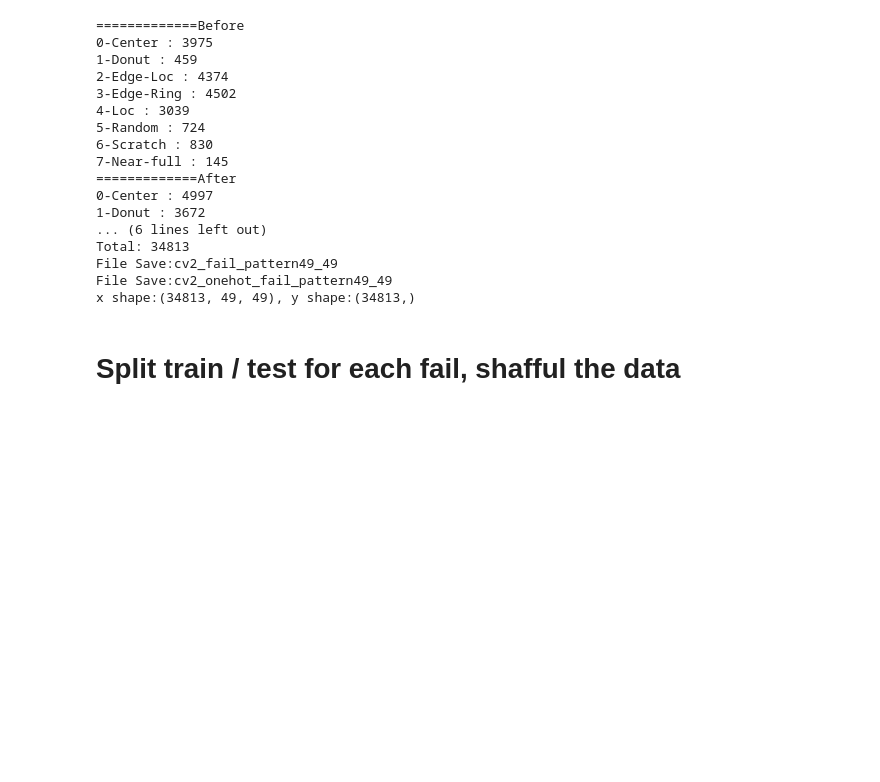
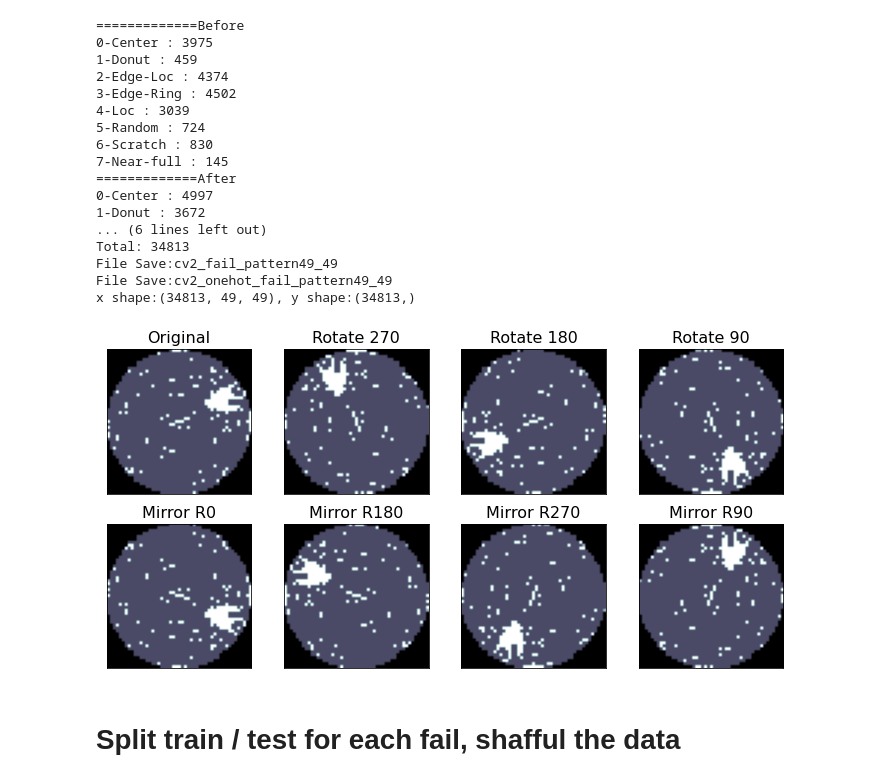
Before and after one commit to LiosonLiu/NCHU, a Jupyter notebook: wm-autoencoder-preparing.ipynb, the cells around one changed output. Drawn from its saved outputs; the diff is of its cells as text; code cells hidden in the pictures; blank space fills up the shorter version.

```diff
--- a/wm-autoencoder-preparing.ipynb
+++ b/wm-autoencoder-preparing.ipynb
@@ -535,6 +540,104 @@ Total: 34813
 File Save:cv2_fail_pattern49_49
 File Save:cv2_onehot_fail_pattern49_49
 x shape:(34813, 49, 49), y shape:(34813,)
+# %%
+import cv2 as cv
+#=============
+def DeOnehotX(gen_x):
+    x = np.zeros((len(gen_x),waferSizeX , waferSizeY))
+    for w in range(len(gen_x)):
+        for i in range(waferSizeX):
+            x[w, i]=gen_x[w][i].argmax(1)
+    return x
+def add_gooddie(gen_x):
+    gen_x=gen_x.astype('int')
+    for w in range(len(gen_x)):
+        for i in range(waferSizeX):
+            for j in range(waferSizeY):
+                gen_x[w][i][j]=gen_x[w][i][j]|goodWafer[i][j]
+    return gen_x
+def rotate_img(img,angle):
+    height = img.shape[0] # 定義圖片的高度
+    width = img.shape[1] # 定義圖片的寬度
+    center = (int(waferSizeX/2), int(waferSizeY/2)) # 定義圖片的中心
+    scale = 1.0 # 指定縮放比例
+    # 旋轉
+    trans = cv.getRotationMatrix2D(center, angle, scale)
+    image = cv.warpAffine(img, trans, (width, height))
+    image=np.ceil(image)
+    return image
+def flip_img(img,flip):
+    image=cv.flip(img,flip)
+    image=np.ceil(image)
+    return image
+def cv2_batchgena(count,gx,gy):
+    batch_count=0
+    x_result = np.zeros((1, waferSizeX, waferSizeY, 3))
+    y_result = np.zeros((1,))
+
+    for i in range (int(count//7)):
+    #generate 11 pics a time
+    #1.Mirrow Left 2.Mirrow Up 3,Rotate90 4.Mirrow Left
+        a1=rotate_img(gx[i],90) #rotate90
+        a2=rotate_img(gx[i],180) #rotate90
+        a3=rotate_img(gx[i],270) #rotate90
+        a4=flip_img(gx[i],0) #flip left
+        a5=flip_img(gx[i],1) #flip up
+        a6=flip_img(a1,0)
+        a7=flip_img(a1,1)
+        x_result = np.concatenate((x_result, a1.reshape(-1,waferSizeX,waferSizeY,3)), axis=0)
+        y_result = np.concatenate((y_result, gy[i].reshape(-1,)), axis=0)
+        x_result = np.concatenate((x_result, a2.reshape(-1,waferSizeX,waferSizeY,3)), axis=0)
+        y_result = np.concatenate((y_result, gy[i].reshape(-1,)), axis=0)
+        x_result = np.concatenate((x_result, a3.reshape(-1,waferSizeX,waferSizeY,3)), axis=0)
+        y_result = np.concatenate((y_result, gy[i].reshape(-1,)), axis=0)
+        x_result = np.concatenate((x_result, a4.reshape(-1,waferSizeX,waferSizeY,3)), axis=0)
+        y_result = np.concatenate((y_result, gy[i].reshape(-1,)), axis=0)
+        x_result = np.concatenate((x_result, a5.reshape(-1,waferSizeX,waferSizeY,3)), axis=0)
+        y_result = np.concatenate((y_result, gy[i].reshape(-1,)), axis=0)
+        x_result = np.concatenate((x_result, a6.reshape(-1,waferSizeX,waferSizeY,3)), axis=0)
+        y_result = np.concatenate((y_result, gy[i].reshape(-1,)), axis=0)
+        x_result = np.concatenate((x_result, a7.reshape(-1,waferSizeX,waferSizeY,3)), axis=0)
+        y_result = np.concatenate((y_result, gy[i].reshape(-1,)), axis=0)
+    return x_result[1:],y_result[1:]
+
+x,y=loadfile('cv2_onehot_fail_pattern%s_%s'%(waferSizeX,waferSizeY))
+xa=x[:1]
+ya=y[:1]
+nx,ny=cv2_batchgena(7,xa,ya)
+
+xa=x[:1]
+#=============
+def DeOnehotX(gen_x):
+    x = np.zeros((len(gen_x),waferSizeX , waferSizeY))
+    for w in range(len(gen_x)):
+        for i in range(waferSizeX):
+            x[w, i]=gen_x[w][i].argmax(1)
+    return x
+
+xa=DeOnehotX(xa)
+xa=add_gooddie(xa)
+xa=xa.reshape(waferSizeX,waferSizeY)
+nnx=DeOnehotX(nx)
+nnx=add_gooddie(nnx)
+
+fig , ax = plt.subplots(nrows = 2, ncols=4, figsize=(10,5))
+ax = ax.ravel(order='C')
+ax[0].imshow(xa,cmap=plt.cm.bone)
+ax[0].set_title('Original',fontsize=16)
+ax[0].set_xticks([])
+ax[0].set_yticks([])
+rlist=['Rotate 270','Rotate 180','Rotate 90','Mirror R0','Mirror R180','Mirror R270','Mirror R90']
+for i in range(0,7):
+    ax[i+1].imshow(nnx[i],cmap=plt.cm.bone)
+    ax[i+1].set_title(rlist[i],fontsize=16)
+    ax[i+1].set_xticks([])
+    ax[i+1].set_yticks([])
+
+plt.tight_layout()
+plt.show()
+# %% [output]
+[figure, added]
 # %% [markdown]
 # Split train / test for each fail, shafful the data
 # %%
```
Also changed, not shown: parts of 6 cells of this notebook, 3 other files.
